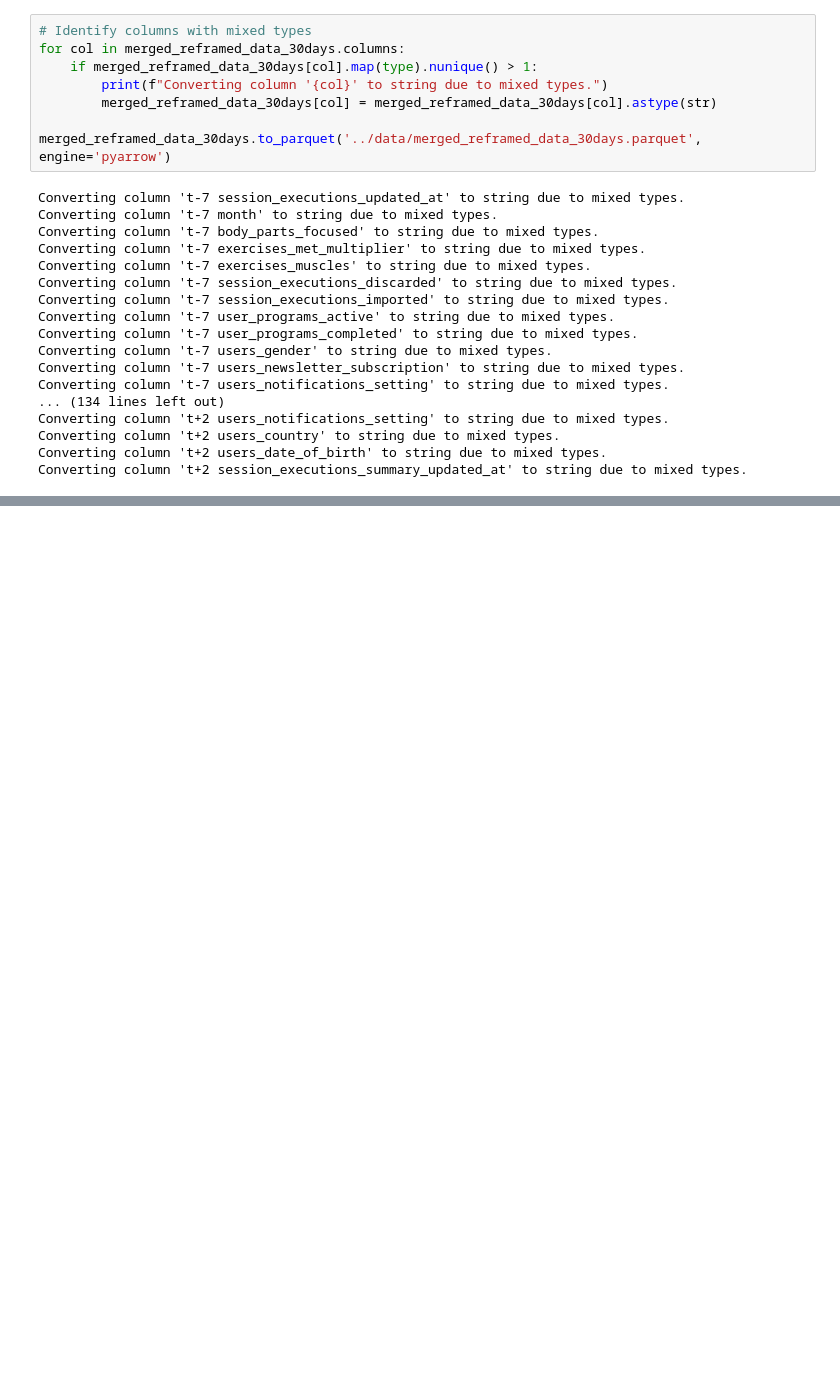
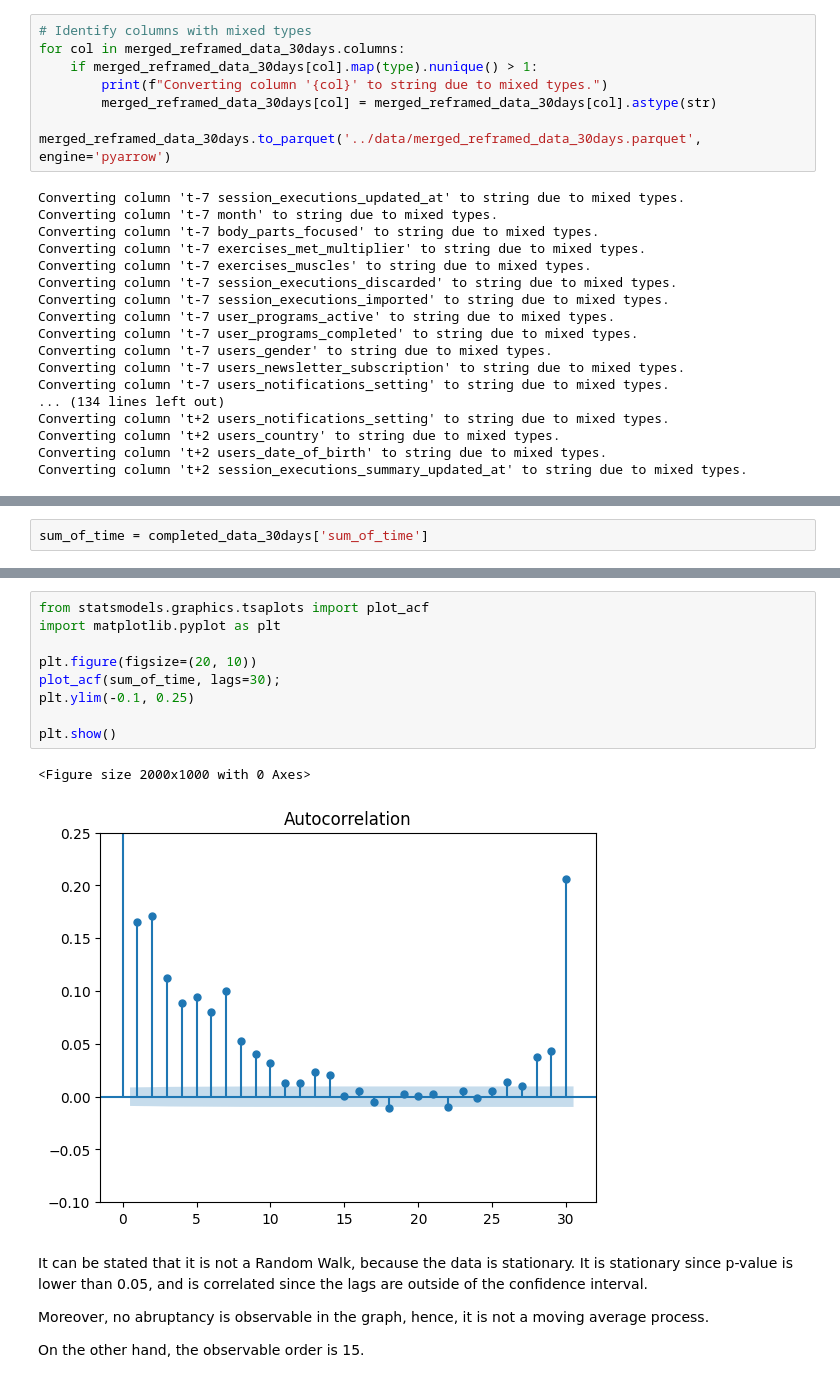
Before and after one commit to evidadeusto/mhunters, a Jupyter notebook: analysis_oscar_preprocessing/AI_models.ipynb, the cells around one changed output, grey strips where cells are left out. Saved outputs shown, nothing was run; the diff lists cells and outputs as text; blank space fills up the shorter version.

```diff
--- a/analysis_oscar_preprocessing/AI_models.ipynb
+++ b/analysis_oscar_preprocessing/AI_models.ipynb
@@ -662,0 +681,2 @@ merged_reframed_data_30days
+# %%
+sum_of_time = completed_data_30days['sum_of_time']
@@ -662,0 +691,18 @@ merged_reframed_data_30days
+# %%
+from statsmodels.graphics.tsaplots import plot_acf
+import matplotlib.pyplot as plt
+
+plt.figure(figsize=(20, 10))
+plot_acf(sum_of_time, lags=30);
+plt.ylim(-0.1, 0.25)
+
+plt.show()
+# %% [output]
+<Figure size 2000x1000 with 0 Axes>
+[figure, added]
+# %% [markdown]
+It can be stated that it is not a Random Walk, because the data is stationary. It is stationary since p-value is lower than 0.05, and is correlated since the lags are outside of the confidence interval.
+
+Moreover, no abruptancy is observable in the graph, hence, it is not a moving average process.
+
+On the other hand, the observable order is 15.
```
Also changed, not shown: parts of 43 cells of this notebook.
